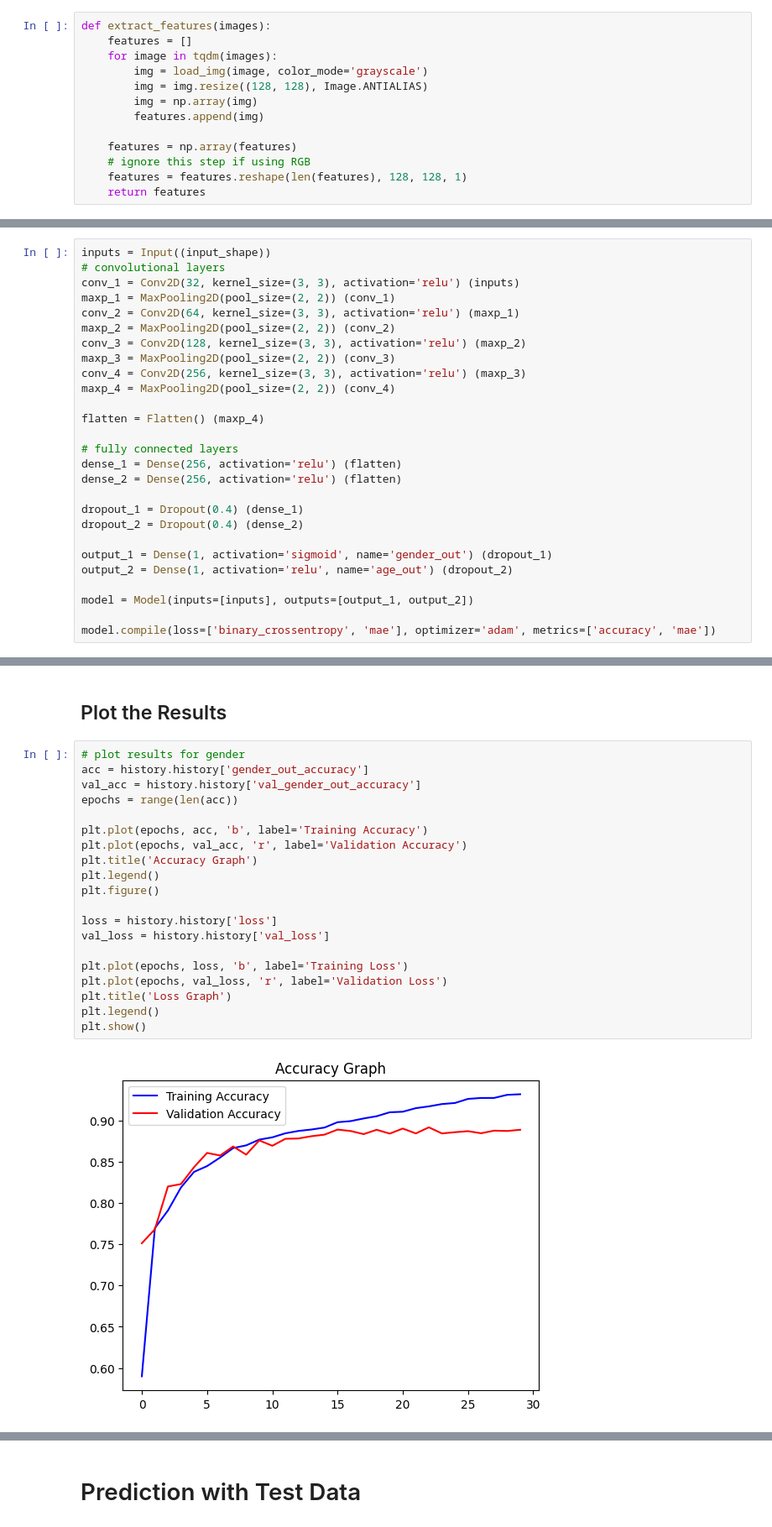
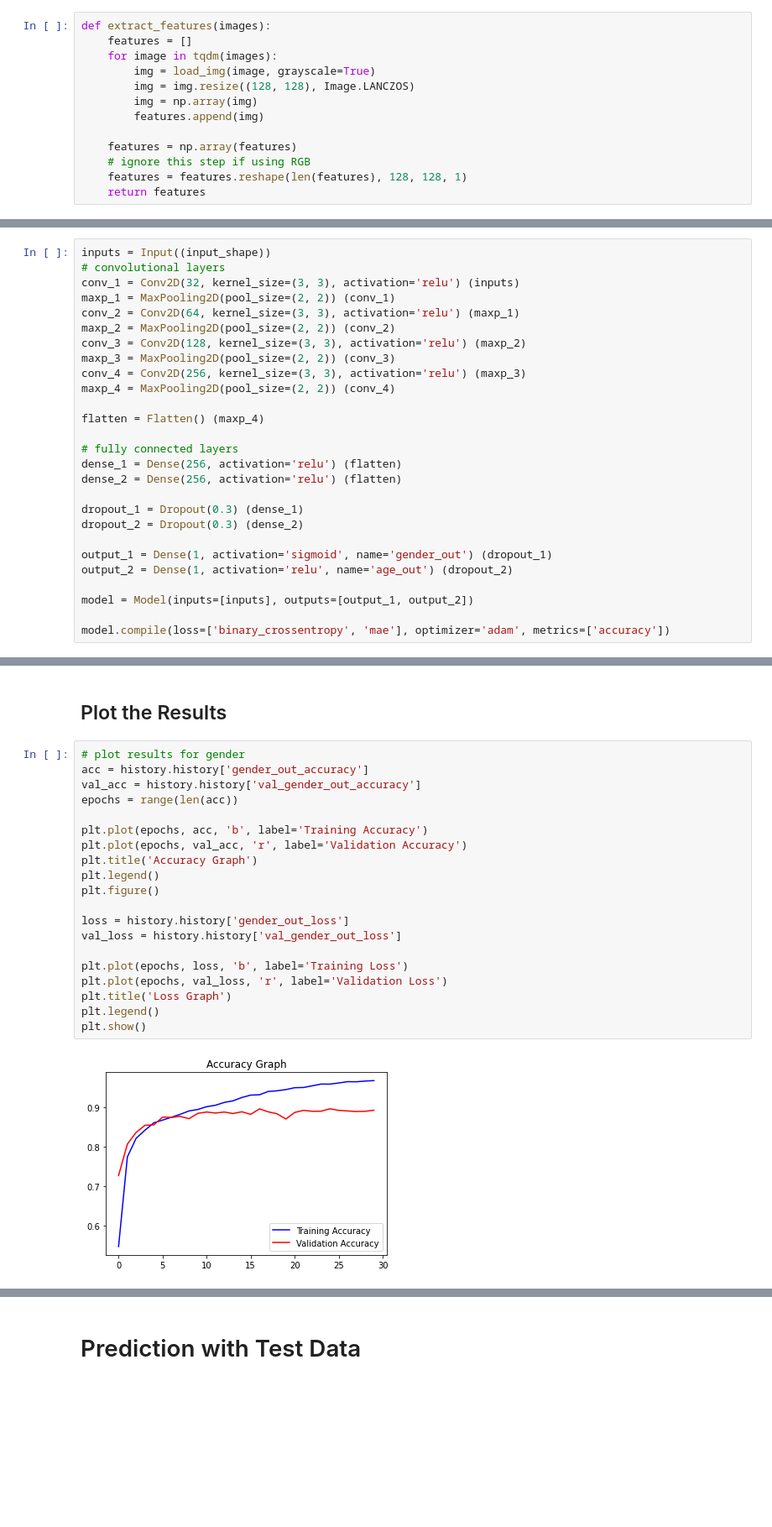
Before and after one commit to aswintechguy/Deep-Learning-Projects, a Jupyter notebook: Gender and Age Prediction - Image Classification & Regression/Gender and Age Prediction - CNN.ipynb, the cells around one changed output, grey strips where cells are left out. Shown at 84% size. Saved outputs shown, nothing was run; the diff lists cells and outputs as text; blank space fills up the shorter version.

Commit message:
gender and age

```diff
--- a/Gender and Age Prediction - Image Classification & Regression/Gender and Age Prediction - CNN.ipynb
+++ b/Gender and Age Prediction - Image Classification & Regression/Gender and Age Prediction - CNN.ipynb
@@ -87,8 +87,8 @@ for index, file, age, gender in files.itertuples():
 def extract_features(images):
     features = []
     for image in tqdm(images):
-        img = load_img(image, color_mode='grayscale')
-        img = img.resize((128, 128), Image.ANTIALIAS)
+        img = load_img(image, grayscale=True)
+        img = img.resize((128, 128), Image.LANCZOS)
         img = np.array(img)
         features.append(img)
 
@@ -130,15 +130,15 @@ flatten = Flatten() (maxp_4)
 dense_1 = Dense(256, activation='relu') (flatten)
 dense_2 = Dense(256, activation='relu') (flatten)
 
-dropout_1 = Dropout(0.4) (dense_1)
-dropout_2 = Dropout(0.4) (dense_2)
+dropout_1 = Dropout(0.3) (dense_1)
+dropout_2 = Dropout(0.3) (dense_2)
 
 output_1 = Dense(1, activation='sigmoid', name='gender_out') (dropout_1)
 output_2 = Dense(1, activation='relu', name='age_out') (dropout_2)
 
 model = Model(inputs=[inputs], outputs=[output_1, output_2])
 
-model.compile(loss=['binary_crossentropy', 'mae'], optimizer='adam', metrics=['accuracy', 'mae'])
+model.compile(loss=['binary_crossentropy', 'mae'], optimizer='adam', metrics=['accuracy'])
 # %%
 # plot the model
 from tensorflow.keras.utils import plot_model
@@ -228,22 +176,22 @@ Epoch 30/30
 # %%
 # plot results for gender
 acc = history.history['gender_out_accuracy']
 val_acc = history.history['val_gender_out_accuracy']
 epochs = range(len(acc))
 
 plt.plot(epochs, acc, 'b', label='Training Accuracy')
 plt.plot(epochs, val_acc, 'r', label='Validation Accuracy')
 plt.title('Accuracy Graph')
 plt.legend()
 plt.figure()
 
-loss = history.history['loss']
-val_loss = history.history['val_loss']
+loss = history.history['gender_out_loss']
+val_loss = history.history['val_gender_out_loss']
 
 plt.plot(epochs, loss, 'b', label='Training Loss')
 plt.plot(epochs, val_loss, 'r', label='Validation Loss')
 plt.title('Loss Graph')
 plt.legend()
 plt.show()
 # %% [output]
-[figure, old version]
+[figure, new version]
```
Also changed, not shown: parts of 9 cells of this notebook, 2 other files.
